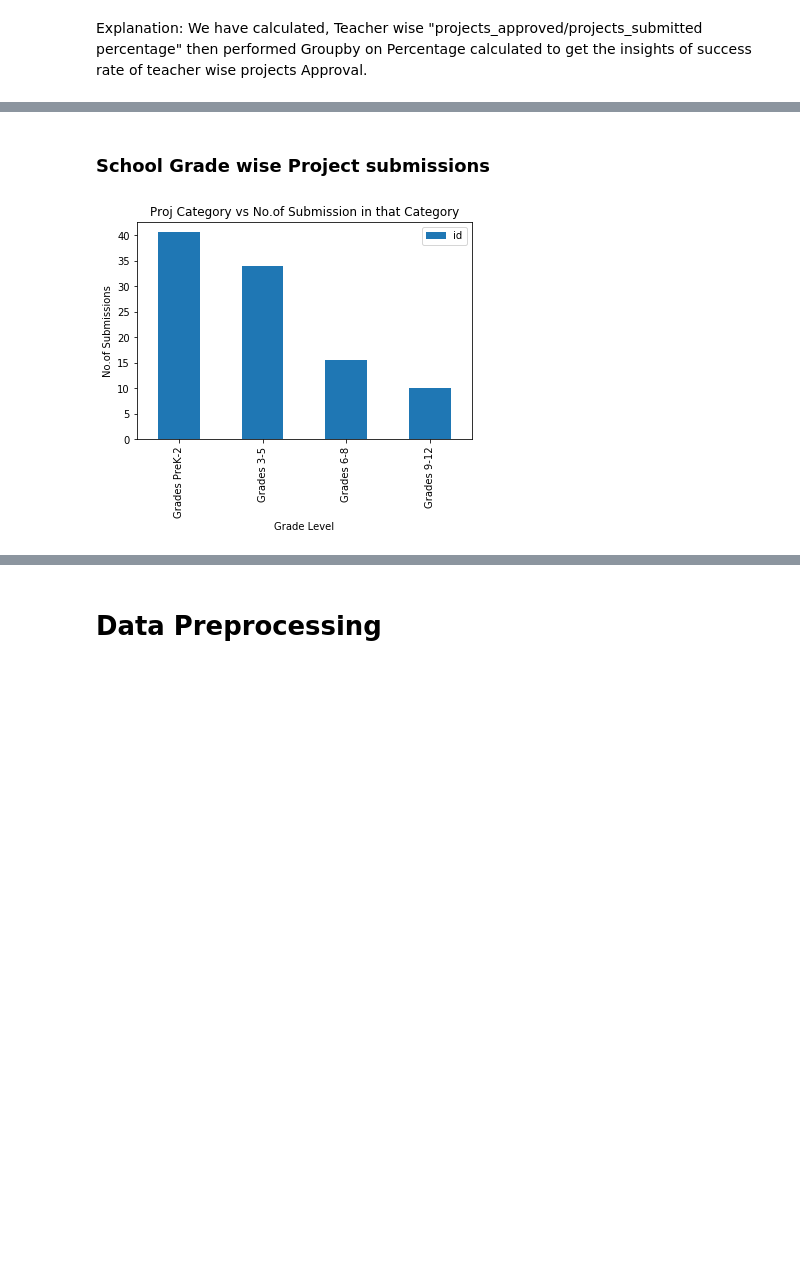
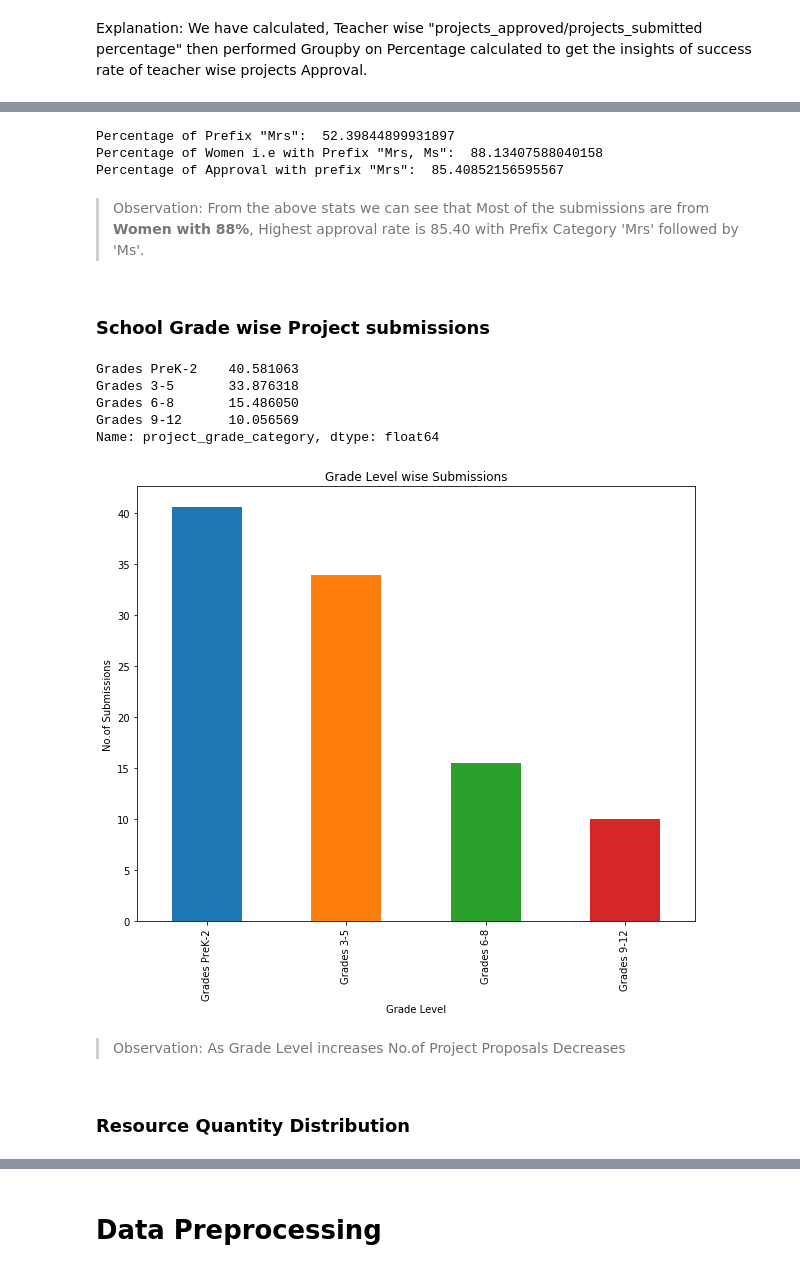
Before and after one commit to akarshbachu/DonorsChoose_CaseStudy, a Jupyter notebook: DonorsChoose_CaseStudy.ipynb, the cells around one changed output, grey strips where cells are left out. Drawn from its saved outputs; the diff is of its cells as text; code cells hidden in the pictures; blank space fills up the shorter version.

```diff
--- a/DonorsChoose_CaseStudy.ipynb
+++ b/DonorsChoose_CaseStudy.ipynb
@@ -417,16 +511,37 @@ Explanation: We have calculated, Teacher wise "projects_approved/projects_submit
+# %%
+print('Percentage of Prefix "Mrs": ',(teacher_prefix_wise_count.head(1).sum()/teacher_prefix_wise_count.sum())*100)
+print('Percentage of Women i.e with Prefix "Mrs, Ms": ',(teacher_prefix_wise_count.head(2).sum()/teacher_prefix_wise_count.sum())*100)
+print('Percentage of Approval with prefix "Mrs": ',(teacher_prefix_wise_count_approved[0]/teacher_prefix_wise_count[0].sum())*100)
+# %% [output]
+Percentage of Prefix "Mrs":  52.39844899931897
+Percentage of Women i.e with Prefix "Mrs, Ms":  88.13407588040158
+Percentage of Approval with prefix "Mrs":  85.40852156595567
+# %% [markdown]
+> Observation: From the above stats we can see that Most of the submissions are from __Women with 88%__, Highest approval rate is 85.40 with Prefix Category 'Mrs' followed by 'Ms'.
 # %% [markdown]
 ### School Grade wise Project submissions
 # %%
-grade_wise_count = train_df[['id','project_grade_category']].groupby('project_grade_category').count()
-grade_wise_count = proj_wise_count.sort_values(by='id',ascending=False)
+grade_wise_count = train_df['project_grade_category'].value_counts()
 # Converting Counts to percentages
-grade_wise_count = (proj_wise_count/proj_wise_count.sum()*100)
+grade_wise_count = (grade_wise_count/grade_wise_count.sum()*100)
+# %%
+grade_wise_count
+# %% [output]
+Grades PreK-2    40.581063
+Grades 3-5       33.876318
+Grades 6-8       15.486050
+Grades 9-12      10.056569
+Name: project_grade_category, dtype: float64
 # %%
-i=np.arange(4)
+plt.figure(figsize=(10,8))
 grade_wise_count.head(4).plot(kind='bar')
-plt.title('Proj Category vs No.of Submission in that Category')
+plt.title('Grade Level wise Submissions')
 plt.xlabel('Grade Level')
 plt.ylabel('No.of Submissions')
 plt.show()
 # %% [output]
-[figure, old version]
+[figure, new version]
+# %% [markdown]
+> Observation: As Grade Level increases No.of Project Proposals Decreases
+# %% [markdown]
+### Resource Quantity Distribution
```
Also changed, not shown: parts of 74 cells of this notebook, 1 other file.
